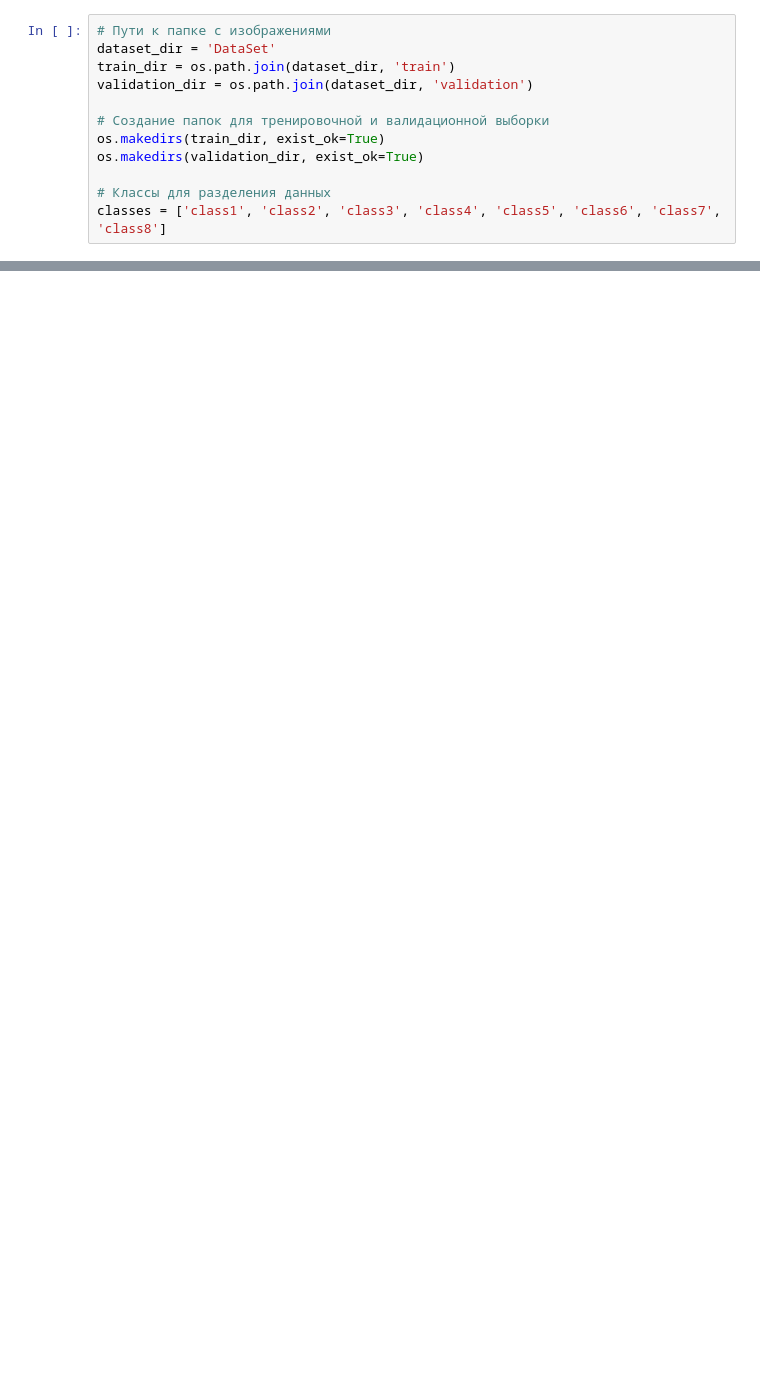
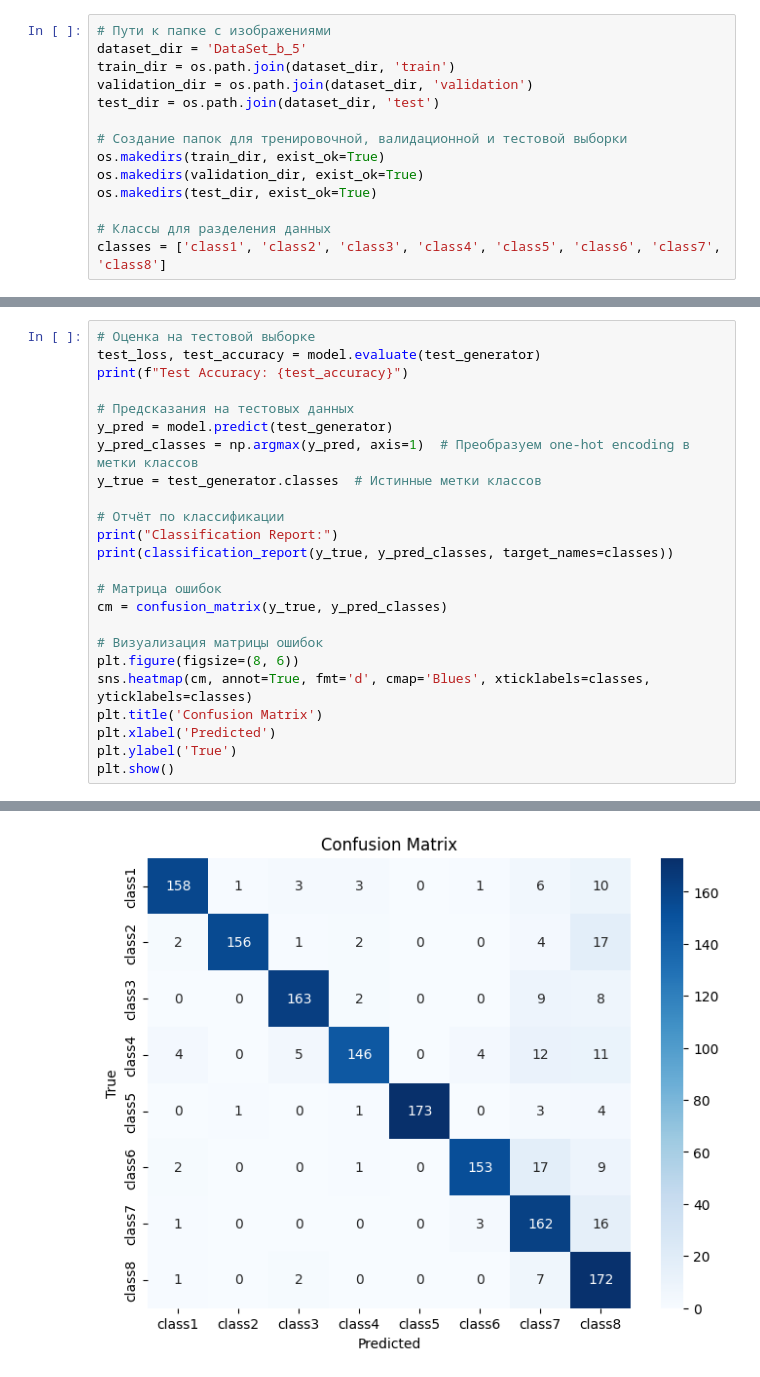
Before and after one commit to Dmitryser1/NIRMag, a Jupyter notebook: M_N_CNN.ipynb, the cells around one changed output, grey strips where cells are left out. Saved outputs shown, nothing was run; the diff lists cells and outputs as text; blank space fills up the shorter version.

```diff
--- a/M_N_CNN.ipynb
+++ b/M_N_CNN.ipynb
@@ -10,12 +13,14 @@ import matplotlib.pyplot as plt
 # %%
 # Пути к папке с изображениями
-dataset_dir = 'DataSet'
+dataset_dir = 'DataSet_b_5'
 train_dir = os.path.join(dataset_dir, 'train')
 validation_dir = os.path.join(dataset_dir, 'validation')
+test_dir = os.path.join(dataset_dir, 'test')
 
-# Создание папок для тренировочной и валидационной выборки
+# Создание папок для тренировочной, валидационной и тестовой выборки
 os.makedirs(train_dir, exist_ok=True)
 os.makedirs(validation_dir, exist_ok=True)
+os.makedirs(test_dir, exist_ok=True)
 
 # Классы для разделения данных
 classes = ['class1', 'class2', 'class3', 'class4', 'class5', 'class6', 'class7', 'class8']
@@ -151,0 +181,25 @@ plt.show()
+# %%
+# Оценка на тестовой выборке
+test_loss, test_accuracy = model.evaluate(test_generator)
+print(f"Test Accuracy: {test_accuracy}")
+
+# Предсказания на тестовых данных
+y_pred = model.predict(test_generator)
+y_pred_classes = np.argmax(y_pred, axis=1)  # Преобразуем one-hot encoding в метки классов
+y_true = test_generator.classes  # Истинные метки классов
+
+# Отчёт по классификации
+print("Classification Report:")
+print(classification_report(y_true, y_pred_classes, target_names=classes))
+
+# Матрица ошибок
+cm = confusion_matrix(y_true, y_pred_classes)
+
+# Визуализация матрицы ошибок
+plt.figure(figsize=(8, 6))
+sns.heatmap(cm, annot=True, fmt='d', cmap='Blues', xticklabels=classes, yticklabels=classes)
+plt.title('Confusion Matrix')
+plt.xlabel('Predicted')
+plt.ylabel('True')
+plt.show()
+# %% [output]
@@ -151,0 +224 @@ plt.show()
+[figure, added]
```
Also changed, not shown: parts of 6 cells of this notebook, 10 other files.
